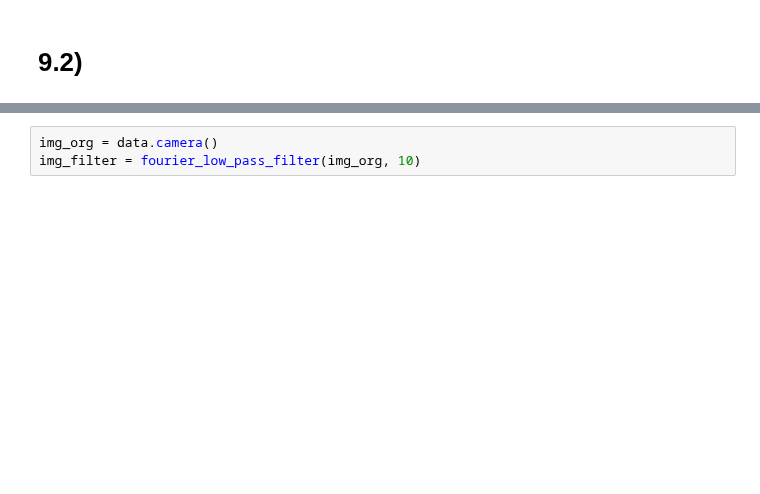
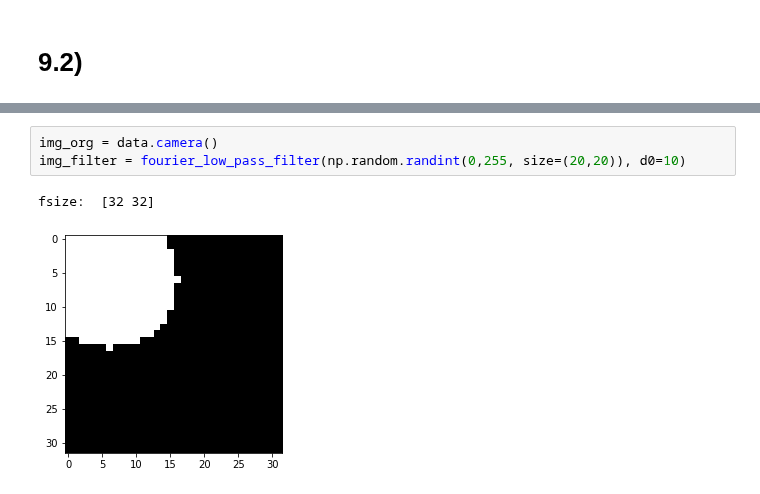
Before and after one commit to melihozaydin/MSc_Projects, a Jupyter notebook: BM5121 - Görüntü İşleme Ve Uygulamaları/Ödev 9: Frekans bölgesinde konvolusyon ve ideal alçak geçiren filtre/ödev.ipynb, the cells around one changed output, grey strips where cells are left out. Cells and saved outputs as stored; diff of their text form; blank space fills up the shorter version.

```diff
--- a/BM5121 - Görüntü İşleme Ve Uygulamaları/Ödev 9: Frekans bölgesinde konvolusyon ve ideal alçak geçiren filtre/ödev.ipynb
+++ b/BM5121 - Görüntü İşleme Ve Uygulamaları/Ödev 9: Frekans bölgesinde konvolusyon ve ideal alçak geçiren filtre/ödev.ipynb
@@ -118,5 +127,8 @@ def fourier_low_pass_filter(img, d0):
     return np.array(result, dtype=np.uint8)
 # %%
 img_org = data.camera()
-img_filter = fourier_low_pass_filter(img_org, 10)
+img_filter = fourier_low_pass_filter(np.random.randint(0,255, size=(20,20)), d0=10)
+# %% [output]
+fsize:  [32 32]
+[figure, added]
 # %%
```
Also changed, not shown: parts of 7 cells of this notebook.
